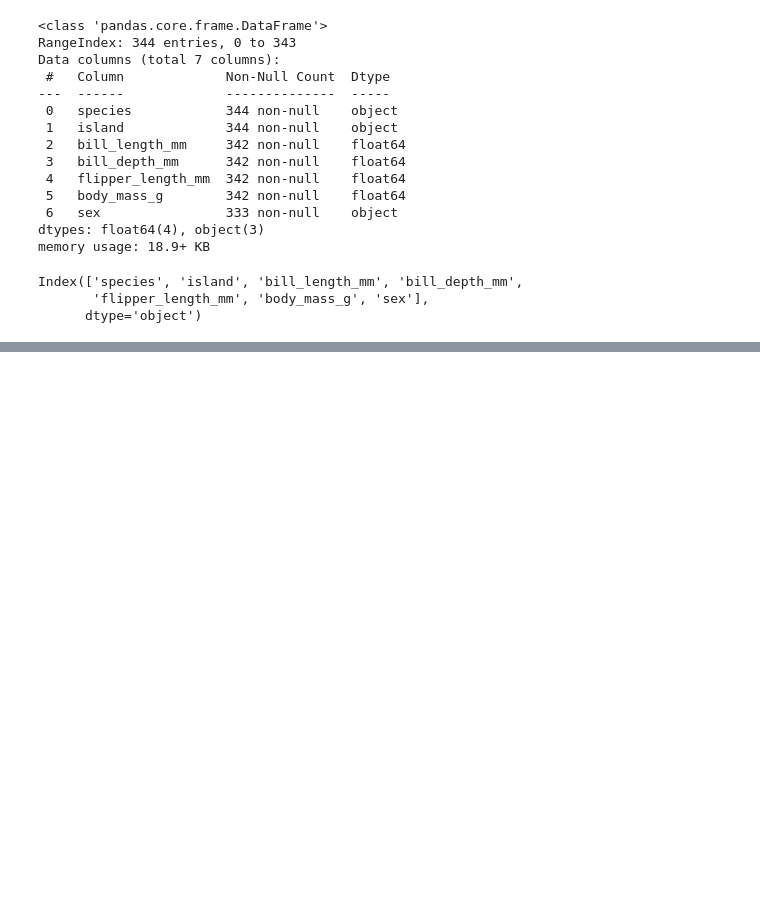
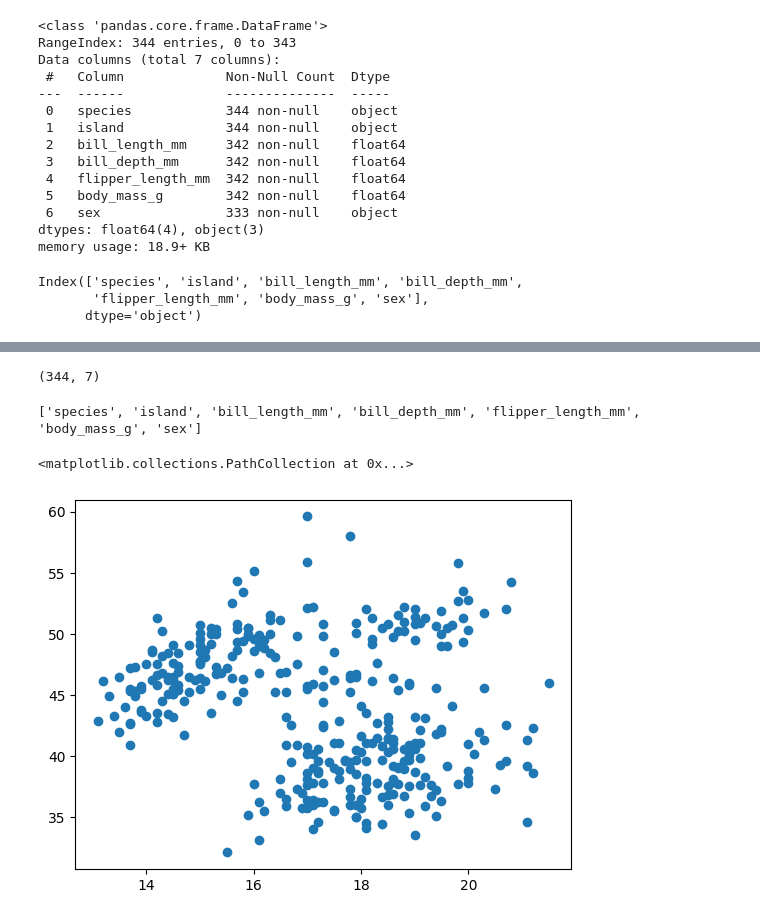
Before and after one commit to sudipto291088/Data110-Fall2025, a Jupyter notebook: Session_7_15thOct_2025.ipynb, the cells around one changed output, grey strips where cells are left out. Cells and saved outputs as stored; diff of their text form; code cells hidden in the pictures; blank space fills up the shorter version.

```diff
--- a/Session_7_15thOct_2025.ipynb
+++ b/Session_7_15thOct_2025.ipynb
@@ -43,0 +52,13 @@ Index(['species', 'island', 'bill_length_mm', 'bill_depth_mm',
+# %%
+pg.shape
+# %% [output]
+(344, 7)
+# %%
+print(list(pg.columns))
+# %% [output]
+['species', 'island', 'bill_length_mm', 'bill_depth_mm', 'flipper_length_mm', 'body_mass_g', 'sex']
+# %%
+plt.scatter(pg['bill_depth_mm'],pg['bill_length_mm'])
+# %% [output]
+<matplotlib.collections.PathCollection at 0x...>
+[figure, added]
```
Also changed, not shown: parts of 35 cells of this notebook.
